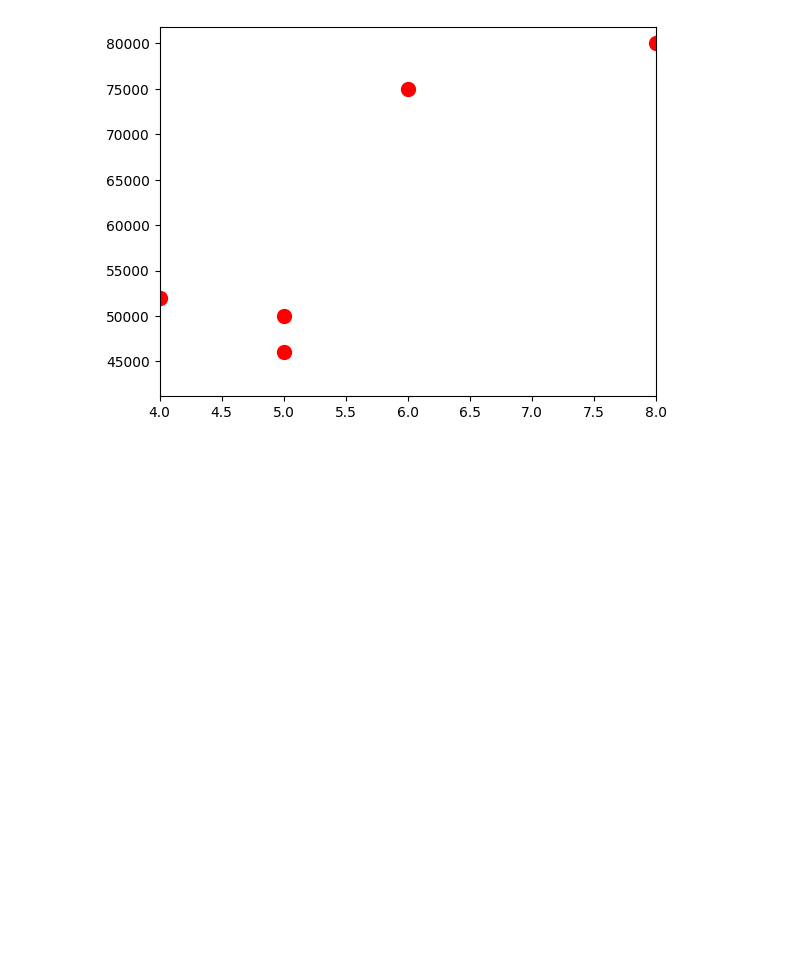
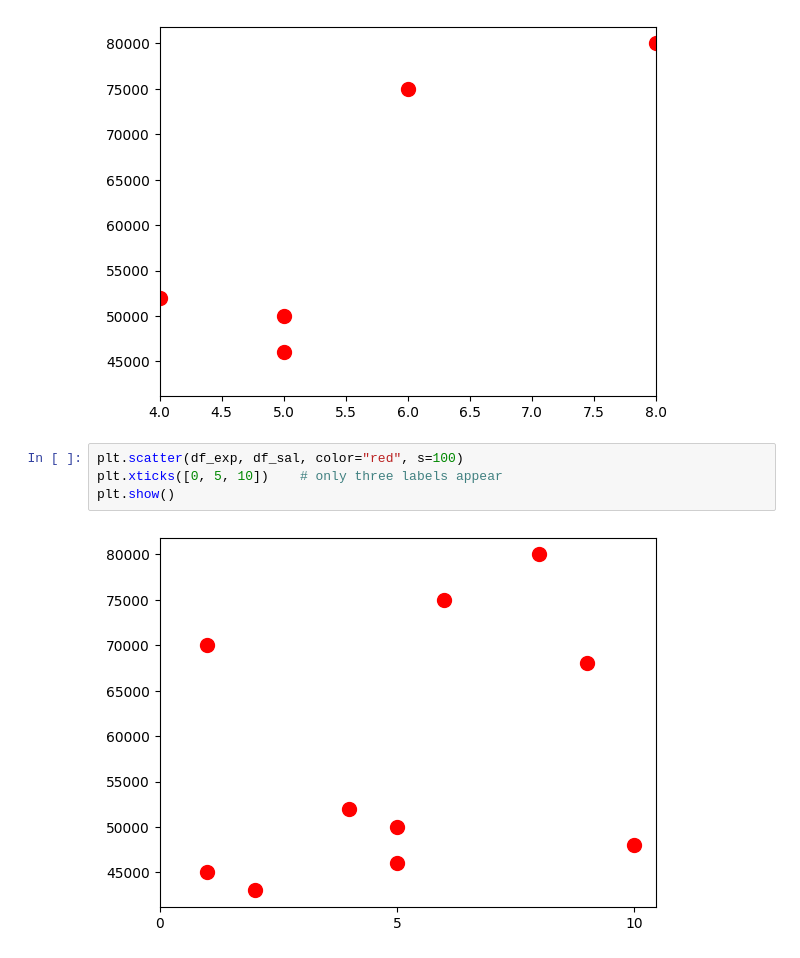
Before and after one commit to RitikSareen/AIPractice, a Jupyter notebook: Matplolib/practice.ipynb, the cells around one changed output. Cells and saved outputs as stored; diff of their text form; blank space fills up the shorter version.

```diff
--- a/Matplolib/practice.ipynb
+++ b/Matplolib/practice.ipynb
@@ -157,3 +156,9 @@ plt.xlim(4, 8)         # only show experience between 4 and 8
 plt.show()
 # %% [output]
 [figure]
+# %%
+plt.scatter(df_exp, df_sal, color="red", s=100)
+plt.xticks([0, 5, 10])    # only three labels appear
+plt.show()
+# %% [output]
+[figure, added]
```
Also changed, not shown: parts of 1 cell of this notebook.
